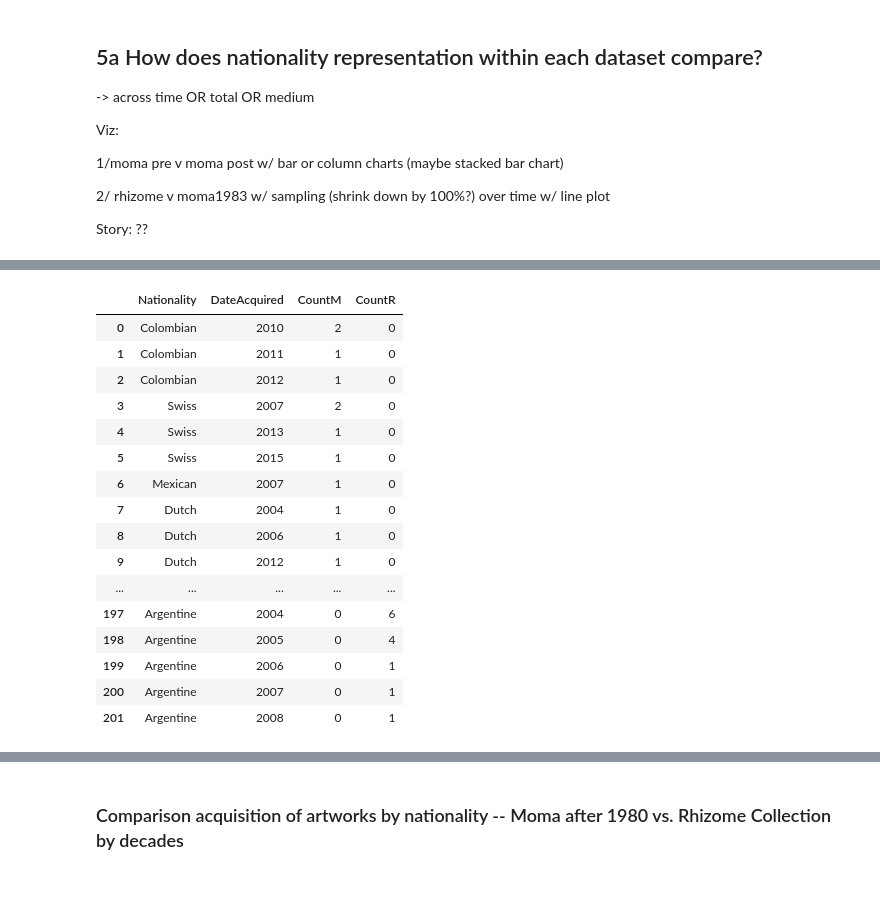
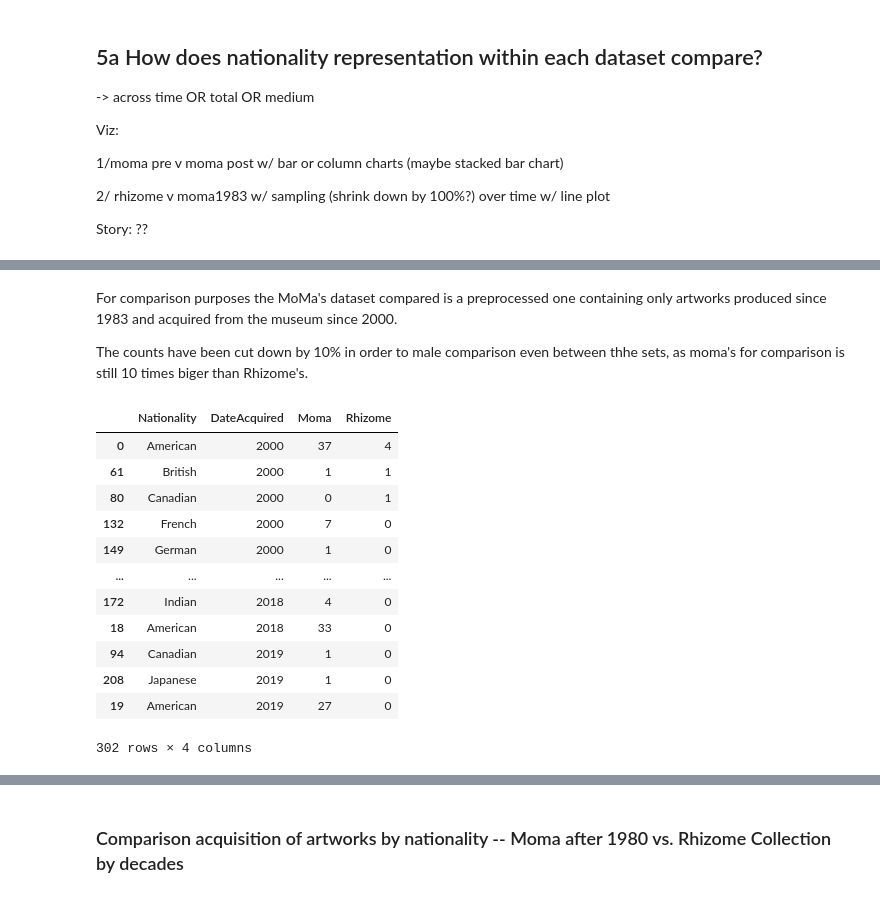
Before and after one commit to laurentfintoni/Net-Art-Rev, a Jupyter notebook: dataViz_Ctrials.ipynb, the cells around one changed output, grey strips where cells are left out. Cells and saved outputs as stored; diff of their text form; code cells hidden in the pictures.

```diff
--- a/dataViz_Ctrials.ipynb
+++ b/dataViz_Ctrials.ipynb
@@ -110,3 +110,10 @@ moma_paint_cont_text_stop = pd.read_pickle(path+'MOMA_data/pickle/departments/pa
 moma_paint_mod_text_stop = pd.read_pickle(path+'MOMA_data/pickle/departments/paint_sculp_mod_text_final_stop.pkl')
 moma_photo_cont_text_stop = pd.read_pickle(path+'MOMA_data/pickle/departments/photo_cont_text_final_stop.pkl')
 moma_photo_mod_text_stop = pd.read_pickle(path+'MOMA_data/pickle/departments/photo_mod_text_final_stop.pkl')
+# %%
+def getDecade(date):
+    decade = str(date)[:-1]
+    if decade == '':
+       decade = '0'
+    decade_int = int(decade)*10
+    return decade_int
@@ -462,19 +480,3 @@ Viz:
 
 
 Story: ??
-# %%
-#create working DF for piecharts
-old = moma_artworks_old.copy()
-old['Period'] = 'Contemporary'
-new = moma_artworks_new.copy()
-new['Period'] = 'Modern'
-
-#merge
-frames = [old, new]
-moma_artworks_two_periods = pd.concat(frames)
-
-#count occurrences of department values before and after 1980
-before_n = old['Nationality'].value_counts().rename_axis('Nationality').reset_index(name='Contemporary')
-after_n = new['Nationality'].value_counts().rename_axis('Nationality').reset_index(name='Modern')
-working_df= pd.merge(before_n, after_n, left_on='Nationality', right_on='Nationality')
-working_df
@@ -555,45 +560,46 @@ See the caveats in the documentation: https://pandas.pydata.org/pandas-docs/stab
+# %% [markdown]
+For comparison purposes the MoMa's dataset compared is a preprocessed one containing only artworks produced since 1983 and acquired from the museum since 2000.
+
+The counts have been cut down by 10% in order to male comparison even between thhe sets, as moma's for comparison is still 10 times biger than Rhizome's.
 # %%
 #create df with common nationalities for comparison
-nats_M = set(df_MNsample_nats.Nationality)
+nats_M = set(MComparison_working_final.Nationality)
 nats_RH = set(df_rhz_nats.Nationality)
 common_nats = nats_M & nats_RH
 
 Moma_common_nats_df = pd.DataFrame()
 Rh_common_nats_df = pd.DataFrame()
 for item in common_nats:
     #moma
-    moma = df_MNsample_nats[df_MNsample_nats.Nationality == item].drop('Females', axis = 1)
+    moma = MComparison_working_final[MComparison_working_final.Nationality == item].drop('Females', axis = 1)
     Moma_common_nats_df = pd.concat([Moma_common_nats_df, moma])
     #rhizme
     rh = df_rhz_nats[df_rhz_nats.Nationality == item].drop('Females', axis = 1)
     Rh_common_nats_df = pd.concat([Rh_common_nats_df, rh])
 
 
 
-Moma_common_nats_df = Moma_common_nats_df.rename(columns={'Count':'CountM'})
-Rh_common_nats_df = Rh_common_nats_df.rename(columns={'Count':'CountR'})
+Moma_common_nats_df = Moma_common_nats_df.rename(columns={'Count':'Moma'})
+Rh_common_nats_df = Rh_common_nats_df.rename(columns={'Count':'Rhizome'})
 
 workingDF = pd.concat([Moma_common_nats_df, Rh_common_nats_df], axis=0, ignore_index=True)
-workingDF['CountM'] = workingDF['CountM'].fillna('0').astype('int')
-workingDF['CountR'] = workingDF['CountR'].fillna('0').astype('int')
+workingDF['Moma'] = workingDF['Moma'].fillna('0').astype('int')
+workingDF['Rhizome'] = workingDF['Rhizome'].fillna('0').astype('int')
 workingDF['DateAcquired'] = workingDF['DateAcquired'].astype('int')
 workingDF = workingDF[workingDF.DateAcquired > 0]
-workingDF
+workingDF_final = workingDF.groupby(['Nationality','DateAcquired'],as_index=False).agg({'Moma': 'sum','Rhizome': 'sum'})
+workingDF_final = workingDF_final.sort_values(by='DateAcquired')
 # %% [output]
-|  | Nationality | DateAcquired | CountM | CountR |
-| 0 | Colombian | 2010 | 2 | 0 |
-| 1 | Colombian | 2011 | 1 | 0 |
-| 2 | Colombian | 2012 | 1 | 0 |
-| 3 | Swiss | 2007 | 2 | 0 |
-| 4 | Swiss | 2013 | 1 | 0 |
-| 5 | Swiss | 2015 | 1 | 0 |
-| 6 | Mexican | 2007 | 1 | 0 |
-| 7 | Dutch | 2004 | 1 | 0 |
-| 8 | Dutch | 2006 | 1 | 0 |
-| 9 | Dutch | 2012 | 1 | 0 |
+|  | Nationality | DateAcquired | Moma | Rhizome |
+| 0 | American | 2000 | 37 | 4 |
+| 61 | British | 2000 | 1 | 1 |
+| 80 | Canadian | 2000 | 0 | 1 |
+| 132 | French | 2000 | 7 | 0 |
+| 149 | German | 2000 | 1 | 0 |
 | ... | ... | ... | ... | ... |
-| 197 | Argentine | 2004 | 0 | 6 |
-| 198 | Argentine | 2005 | 0 | 4 |
-| 199 | Argentine | 2006 | 0 | 1 |
-| 200 | Argentine | 2007 | 0 | 1 |
-| 201 | Argentine | 2008 | 0 | 1 |
+| 172 | Indian | 2018 | 4 | 0 |
+| 18 | American | 2018 | 33 | 0 |
+| 94 | Canadian | 2019 | 1 | 0 |
+| 208 | Japanese | 2019 | 1 | 0 |
+| 19 | American | 2019 | 27 | 0 |
+302 rows × 4 columns
```
Also changed, not shown: parts of 39 cells of this notebook.
